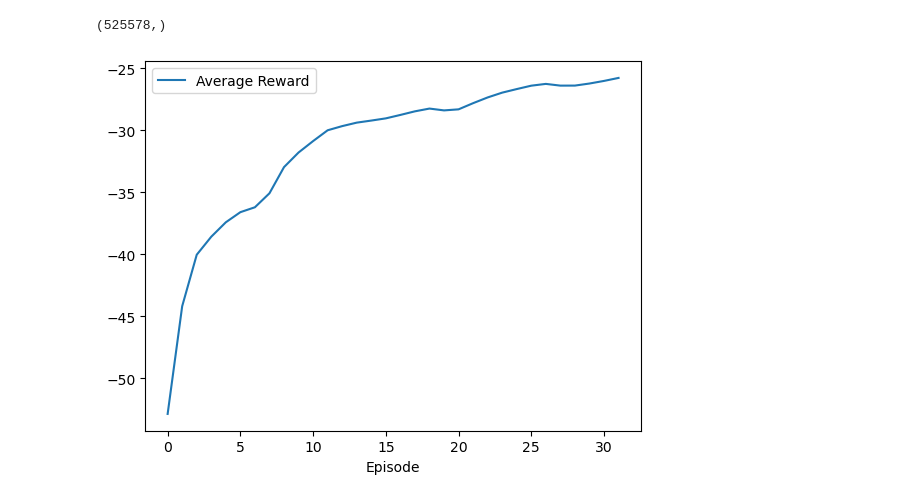
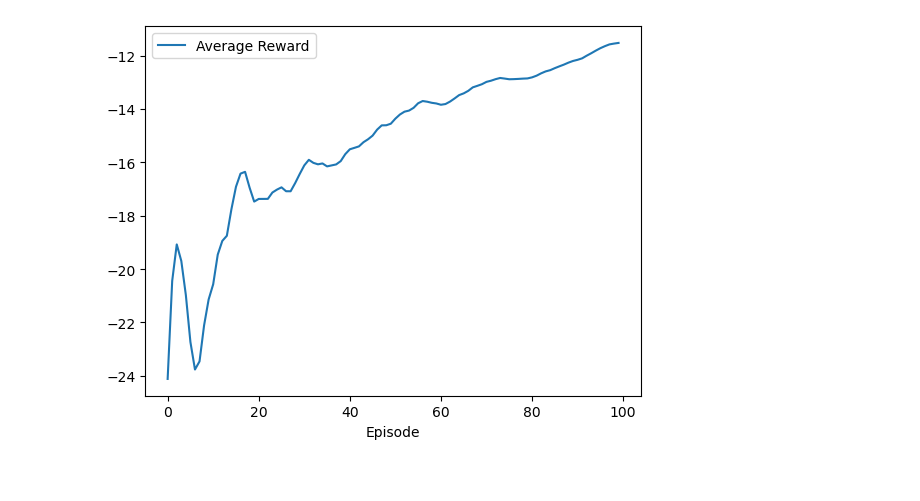
Before and after one commit to Jonohas/crypto-ai-trading, a Jupyter notebook: test-model.ipynb, the cells around one changed output. Saved outputs shown, nothing was run; the diff lists cells and outputs as text; code cells hidden in the pictures.

```diff
--- a/test-model.ipynb
+++ b/test-model.ipynb
@@ -24,7 +32,7 @@ To enable them in other operations, rebuild TensorFlow with the appropriate comp
 df = pd.read_csv("./Data/dataset/VETUSDT.csv")
 
 
-LOOKBACK_WINDOW = 20
+LOOKBACK_WINDOW = 15
 
 # create sequences from dataframe
 sequences = []
@@ -33,8 +41,6 @@ for i in range(LOOKBACK_WINDOW - 1, len(df)):
 
 # create numpy array from sequences
 sequences = np.array(sequences)
-# %% [output]
-(525578,)
 # %%
 first_item = sequences[0]
 first_item = pd.DataFrame(first_item)
@@ -51,14 +57,14 @@ def get_train_env_data(data, index):
 # %%
 from matplotlib import pyplot as plt
 # plot data from csv file
 def plot_data(data):
     plt.plot(data)
     plt.xlabel("Episode")
     plt.legend(["Average Reward"])
     plt.show()
 
-training_history = pd.read_csv("./Results/reward_history_20230111-151913.csv")
+training_history = pd.read_csv("./Results/reward_history_20230112-123931.csv")
 
 plot_data(training_history['average_reward'])
 # %% [output]
-[figure, old version]
+[figure, new version]
```
Also changed, not shown: parts of 4 cells of this notebook, 23 other files.
